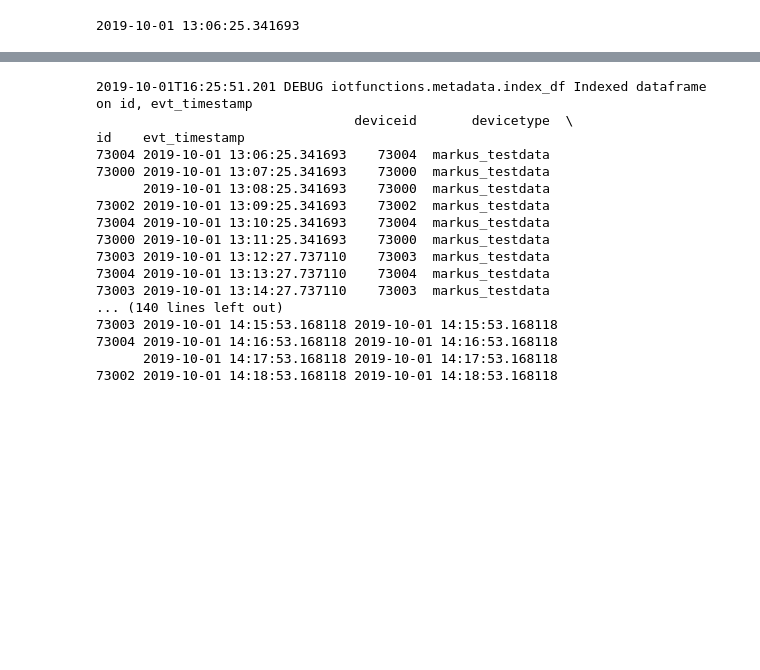
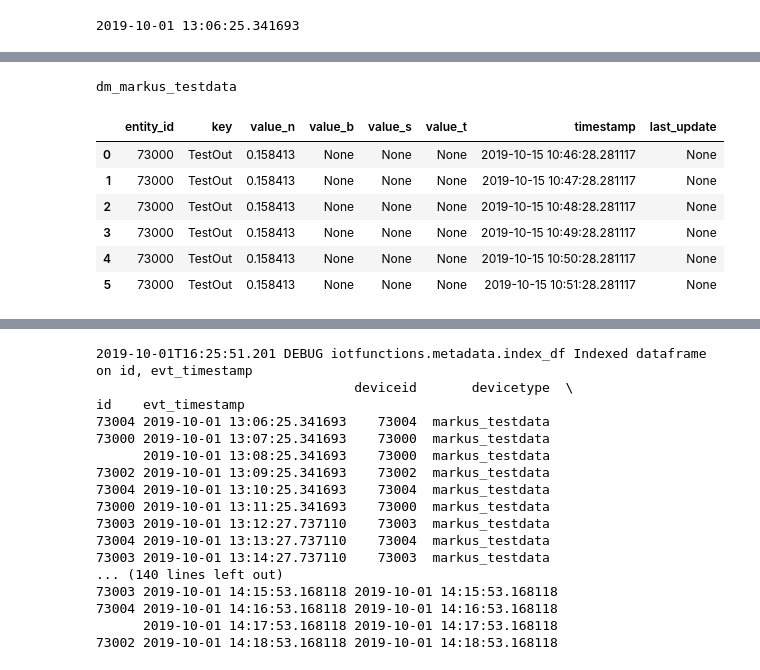
Before and after one commit to sedgewickmm18/mmfunctions, a Jupyter notebook: Test_Postgres.ipynb, the cells around one changed output, grey strips where cells are left out. Cells and saved outputs as stored; diff of their text form; code cells hidden in the pictures; blank space fills up the shorter version.

```diff
--- a/Test_Postgres.ipynb
+++ b/Test_Postgres.ipynb
@@ -462,0 +496,16 @@ print (et2.get_data_items())
+# %%
+table = db.get_table("dm_markus_testdata")
+start_ts = dt.datetime.utcnow() - dt.timedelta(days=40)
+end_ts = dt.datetime.utcnow()
+df_out = db.read_table(table, None, None, timestamp_col='timestamp',  start_ts=start_ts, end_ts=end_ts)
+print (table)
+df_out.head(6)
+# %% [output]
+dm_markus_testdata
+|  | entity_id | key | value_n | value_b | value_s | value_t | timestamp | last_update |
+| 0 | 73000 | TestOut | 0.158413 | None | None | None | 2019-10-15 10:46:28.281117 | None |
+| 1 | 73000 | TestOut | 0.158413 | None | None | None | 2019-10-15 10:47:28.281117 | None |
+| 2 | 73000 | TestOut | 0.158413 | None | None | None | 2019-10-15 10:48:28.281117 | None |
+| 3 | 73000 | TestOut | 0.158413 | None | None | None | 2019-10-15 10:49:28.281117 | None |
+| 4 | 73000 | TestOut | 0.158413 | None | None | None | 2019-10-15 10:50:28.281117 | None |
+| 5 | 73000 | TestOut | 0.158413 | None | None | None | 2019-10-15 10:51:28.281117 | None |
```
Also changed, not shown: parts of 18 cells of this notebook, 1 other file.
